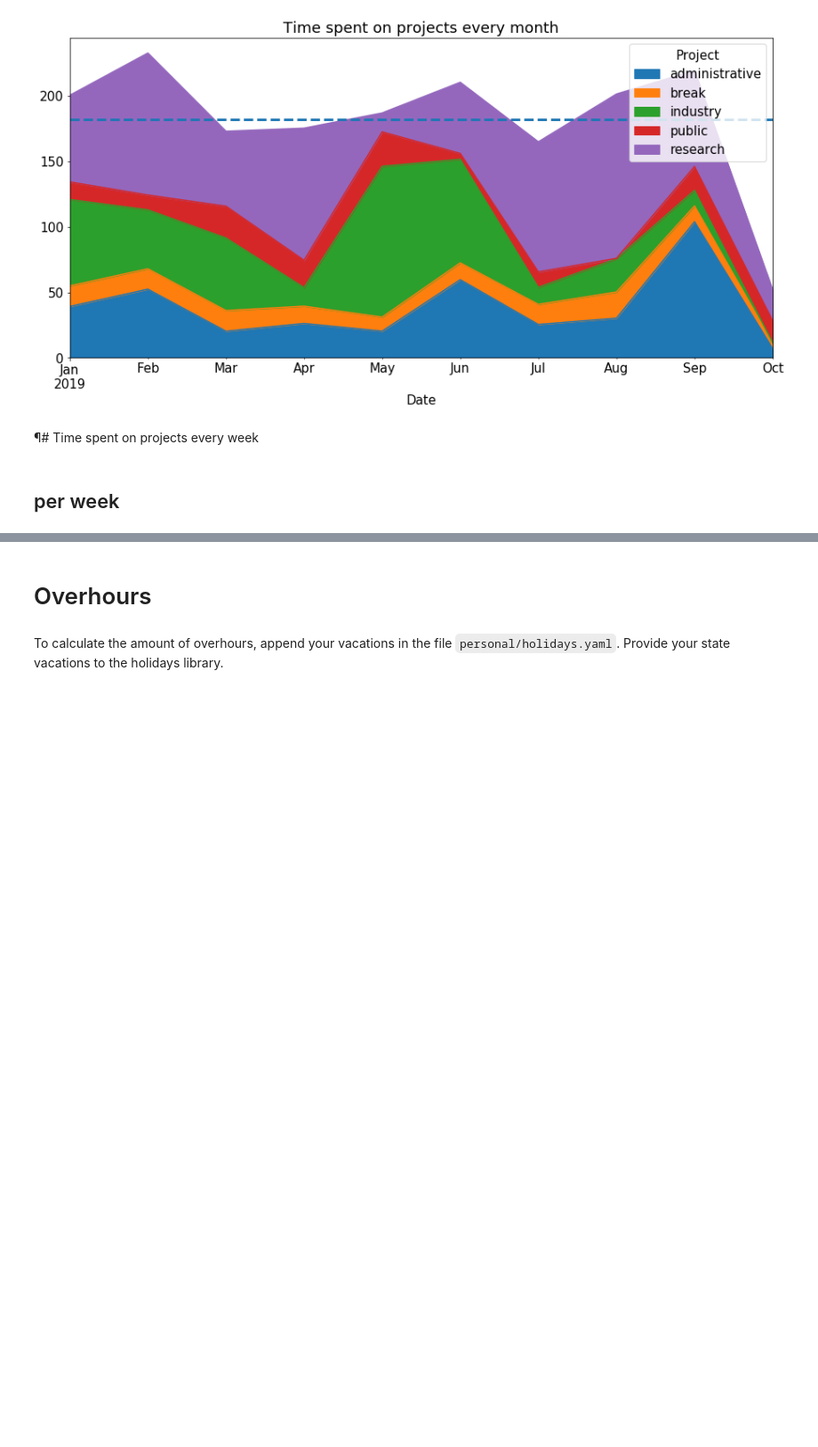
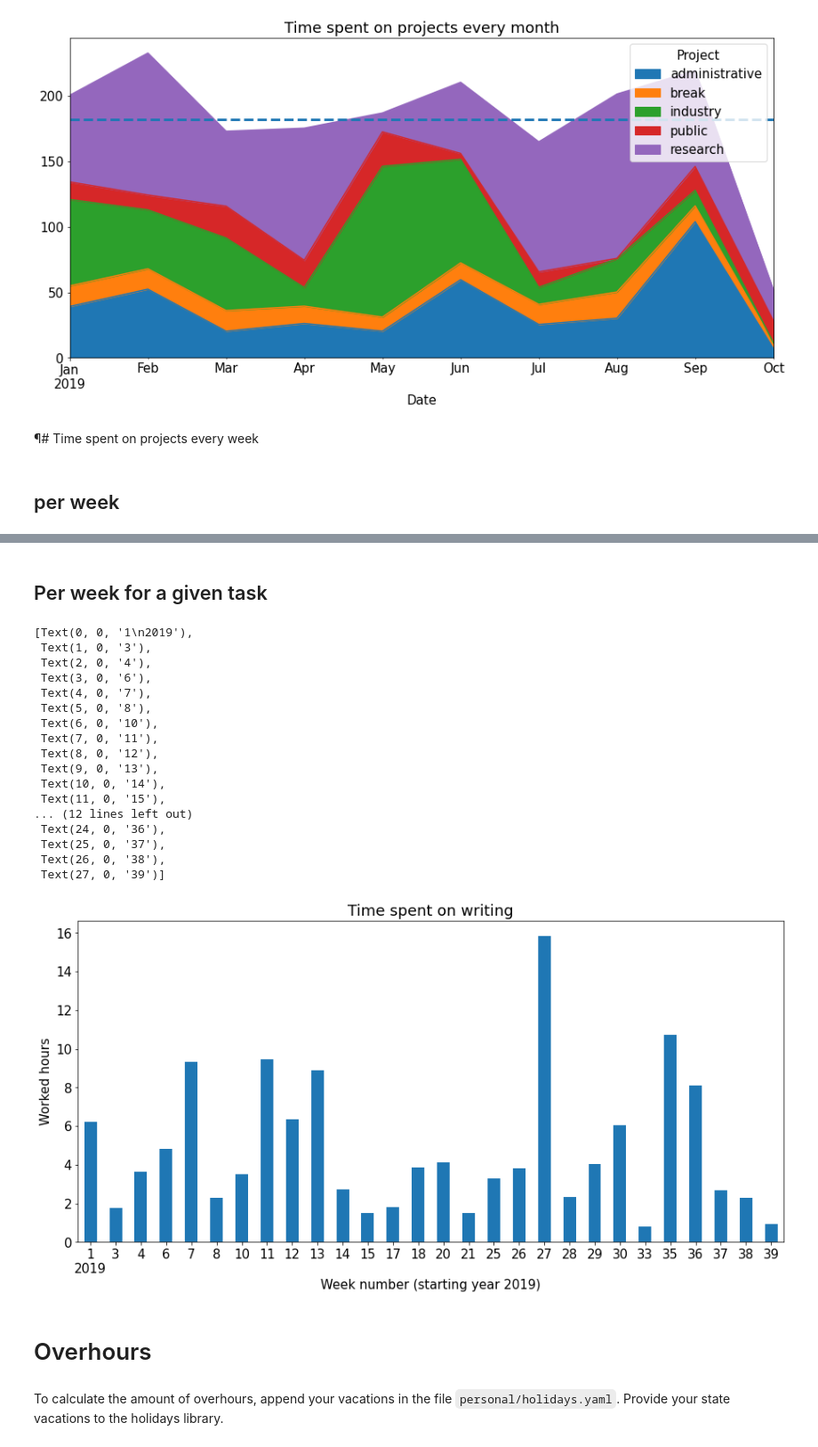
Before and after one commit to jackokaiser/gleeo_time_analysis, a Jupyter notebook: plot_time_tracking.ipynb, the cells around one changed output, grey strips where cells are left out. Shown at 89% size. Drawn from its saved outputs; the diff is of its cells as text; code cells hidden in the pictures; blank space fills up the shorter version.

```diff
--- a/plot_time_tracking.ipynb
+++ b/plot_time_tracking.ipynb
@@ -126,3 +126,47 @@ Average hours/week: 41.968707482993196
+# %% [markdown]
+## Per week for a given task
+# %%
+def line_format(label):
+    """
+    Convert time label to the format of pandas line plot
+    """
+    isocal = label.isocalendar()
+    week_number = isocal.week
+    new_label = str(week_number)
+    if week_number == 1:
+        new_label += "\n{}".format(isocal.year)
+    return new_label
+
+task_name = "writing"
+df_week = get_time_spent_per("W", group_by=['Project', 'Task'])
+task_df = df_week["research"][task_name]
+task_df = task_df[task_df.T != 0]
+ax = task_df.plot(title='Time spent on {}'.format(task_name),
+                  kind='bar',
+                  xlabel="Week number (starting year {})".format(task_df.index[0].isocalendar().year),
+                  ylabel='Worked hours',
+                  rot=0)
+
+ax.set_xticklabels(map(line_format, task_df.index))
+# %% [output]
+[Text(0, 0, '1\n2019'),
+ Text(1, 0, '3'),
+ Text(2, 0, '4'),
+ Text(3, 0, '6'),
+ Text(4, 0, '7'),
+ Text(5, 0, '8'),
+ Text(6, 0, '10'),
+ Text(7, 0, '11'),
+ Text(8, 0, '12'),
+ Text(9, 0, '13'),
+ Text(10, 0, '14'),
+ Text(11, 0, '15'),
+... (12 lines left out)
+ Text(24, 0, '36'),
+ Text(25, 0, '37'),
+ Text(26, 0, '38'),
+ Text(27, 0, '39')]
+[figure, added]
 # %% [markdown]
 # Overhours
 # %% [markdown]
```
Also changed, not shown: parts of 3 cells of this notebook.
